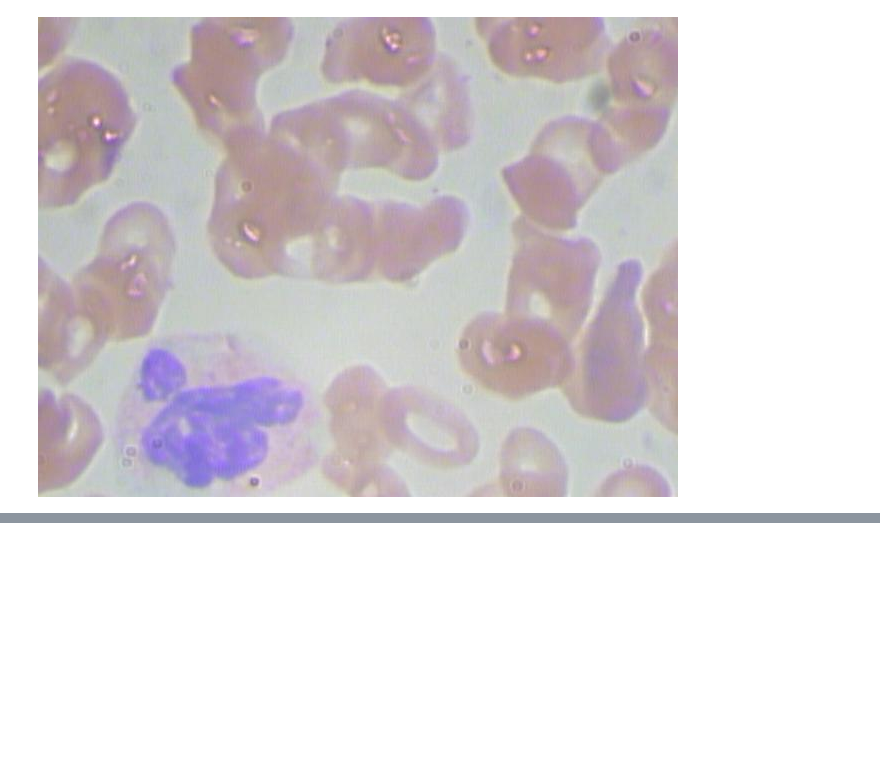
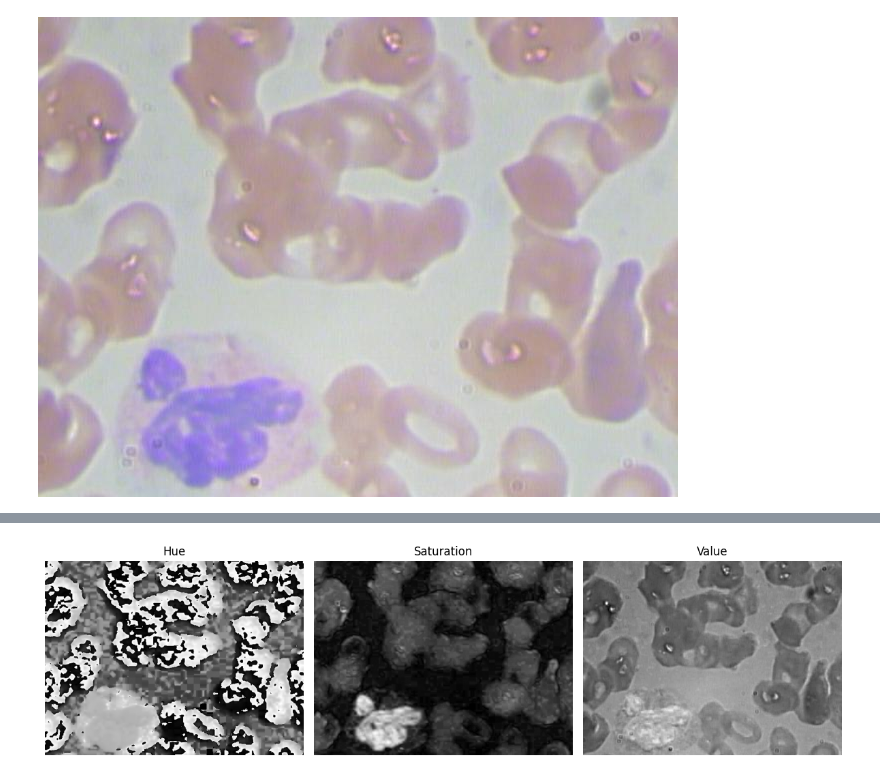
Before and after one commit to tithishah21/malaria-image-segmentation, a Jupyter notebook: Microscopic_Counting_and_Classification.ipynb, the cells around one changed output, grey strips where cells are left out. Saved outputs shown, nothing was run; the diff lists cells and outputs as text; code cells hidden in the pictures; blank space fills up the shorter version.

```diff
--- a/Microscopic_Counting_and_Classification.ipynb
+++ b/Microscopic_Counting_and_Classification.ipynb
@@ -100,0 +125,27 @@ cv2_imshow(img)
+# %%
+hsv = cv.cvtColor(img, cv.COLOR_RGB2HSV)
+h, s, v = cv.split(hsv)
+# %%
+fig, ax = plt.subplots(1,3, figsize=(12,4))
+
+ax[0].imshow(h, cmap='gray')
+ax[0].set_title("Hue")
+
+ax[1].imshow(s, cmap='gray')
+ax[1].set_title("Saturation")
+
+ax[2].imshow(v, cmap='gray')
+ax[2].set_title("Value")
+
+for a in ax:
+    a.axis("off")
+
+plt.tight_layout()
+plt.show()
+
+#Interpretation -
+#Hue: shows color type (often noisy)
+#Saturation: highlights strongly stained regions
+#Value: illumination / brightness
+# %% [output]
+[figure, added]
```
Also changed, not shown: parts of 5 cells of this notebook.
